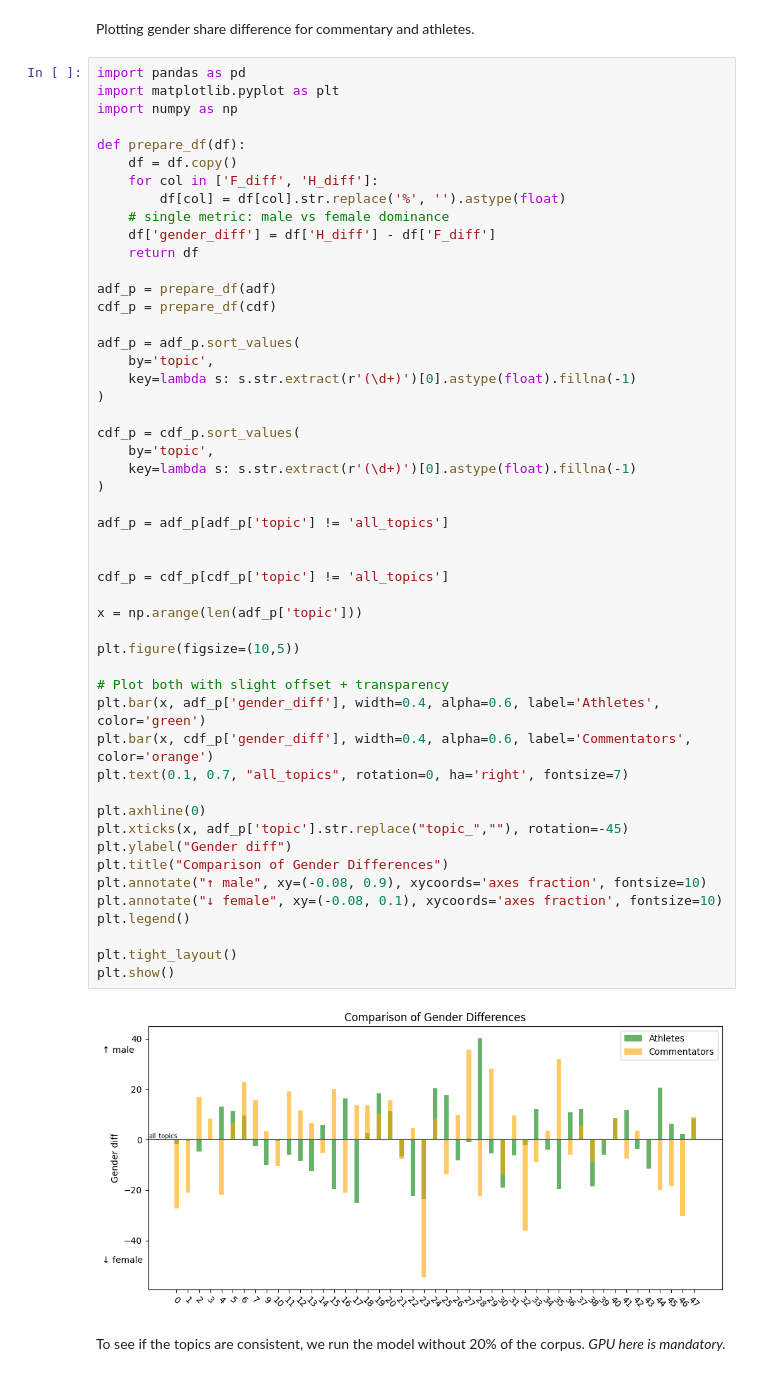
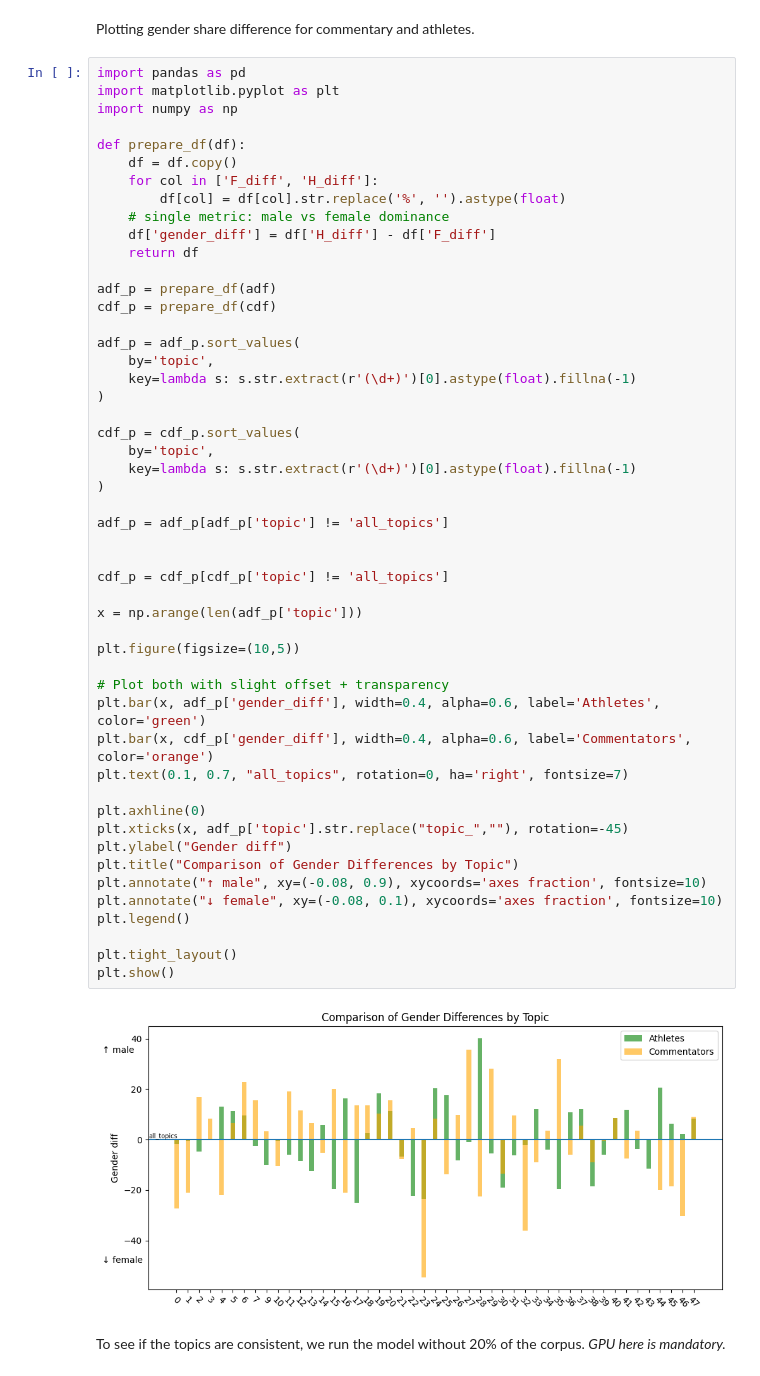
Before and after one commit to lucas-cumunel/PESSD-GBOGC, a Jupyter notebook: topic_modeling.ipynb, the cells around one changed output. Cells and saved outputs as stored; diff of their text form.

```diff
--- a/topic_modeling.ipynb
+++ b/topic_modeling.ipynb
@@ -332,35 +338,35 @@ adf_p = adf_p.sort_values(
 
 cdf_p = cdf_p.sort_values(
     by='topic',
     key=lambda s: s.str.extract(r'(\d+)')[0].astype(float).fillna(-1)
 )
 
 adf_p = adf_p[adf_p['topic'] != 'all_topics']
 
 
 cdf_p = cdf_p[cdf_p['topic'] != 'all_topics']
 
 x = np.arange(len(adf_p['topic']))
 
 plt.figure(figsize=(10,5))
 
 # Plot both with slight offset + transparency
 plt.bar(x, adf_p['gender_diff'], width=0.4, alpha=0.6, label='Athletes', color='green')
 plt.bar(x, cdf_p['gender_diff'], width=0.4, alpha=0.6, label='Commentators', color='orange')
 plt.text(0.1, 0.7, "all_topics", rotation=0, ha='right', fontsize=7)
 
 plt.axhline(0)
 plt.xticks(x, adf_p['topic'].str.replace("topic_",""), rotation=-45)
 plt.ylabel("Gender diff")
-plt.title("Comparison of Gender Differences")
+plt.title("Comparison of Gender Differences by Topic")
 plt.annotate("↑ male", xy=(-0.08, 0.9), xycoords='axes fraction', fontsize=10)
 plt.annotate("↓ female", xy=(-0.08, 0.1), xycoords='axes fraction', fontsize=10)
 plt.legend()
 
 plt.tight_layout()
 plt.show()
 # %% [output]
-[figure, old version]
+[figure, new version]
 # %% [markdown]
 To see if the topics are consistent, we run the model without 20% of the corpus.
 *GPU here is mandatory.*
```
Also changed, not shown: parts of 2 cells of this notebook.
